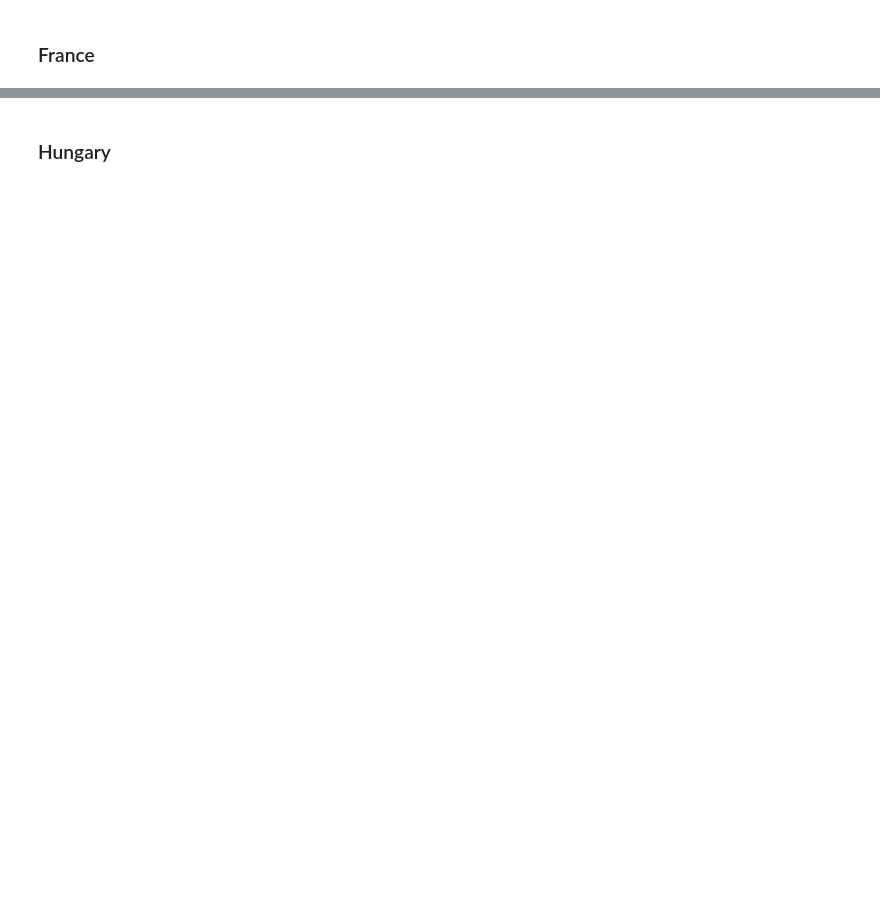
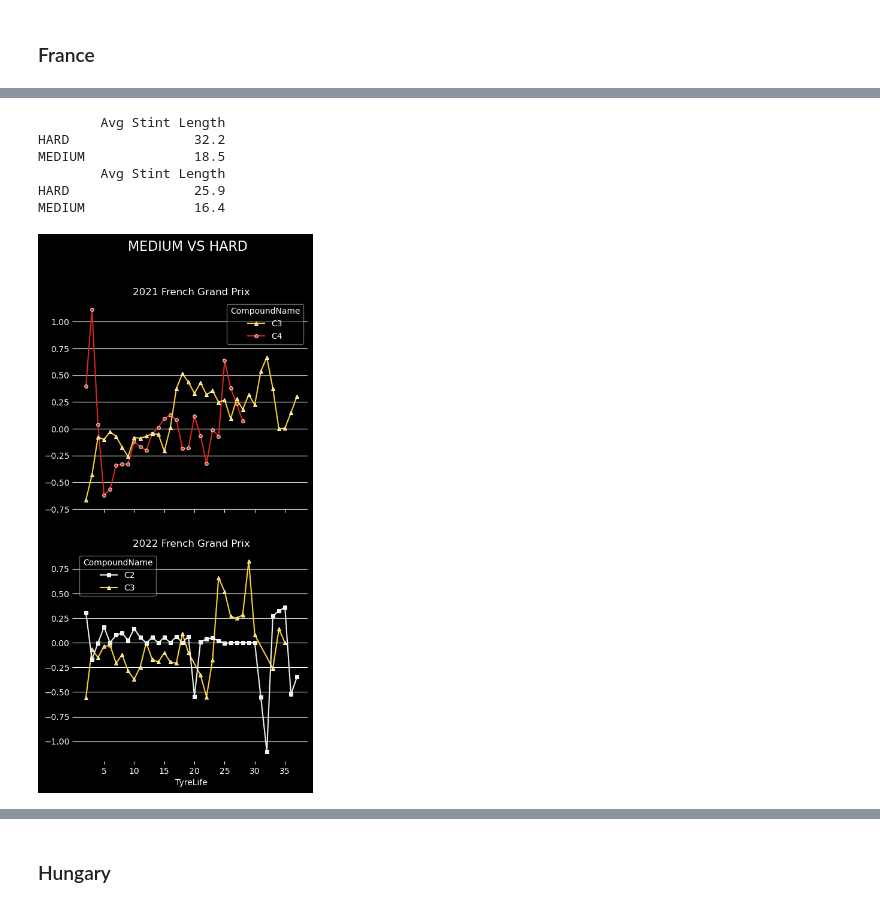
Before and after one commit to Casper-Guo/F1-Data-Visualization, a Jupyter notebook: visualization.ipynb, the cells around one changed output, grey strips where cells are left out. Cells and saved outputs as stored; diff of their text form; code cells hidden in the pictures; blank space fills up the shorter version.

```diff
--- a/visualization.ipynb
+++ b/visualization.ipynb
@@ -989,0 +1092,14 @@ azerbaijan_box = plot_compounds_boxplot([2021, 2022], ["Azerbaijan", "Azerbaijan
+# %%
+print(avg_stint_length(2021, "French"))
+print(avg_stint_length(2022, "French"))
+# %% [output]
+        Avg Stint Length
+HARD                32.2
+MEDIUM              18.5
+        Avg Stint Length
+HARD                25.9
+MEDIUM              16.4
+# %%
+france_line = plot_compounds_lineplot([2021, 2022], ["French", "French"], "PctFromLapRep", ["MEDIUM", "HARD"])
+# %% [output]
+[figure, added]
```
Also changed, not shown: parts of 20 cells of this notebook, 2 other files.
